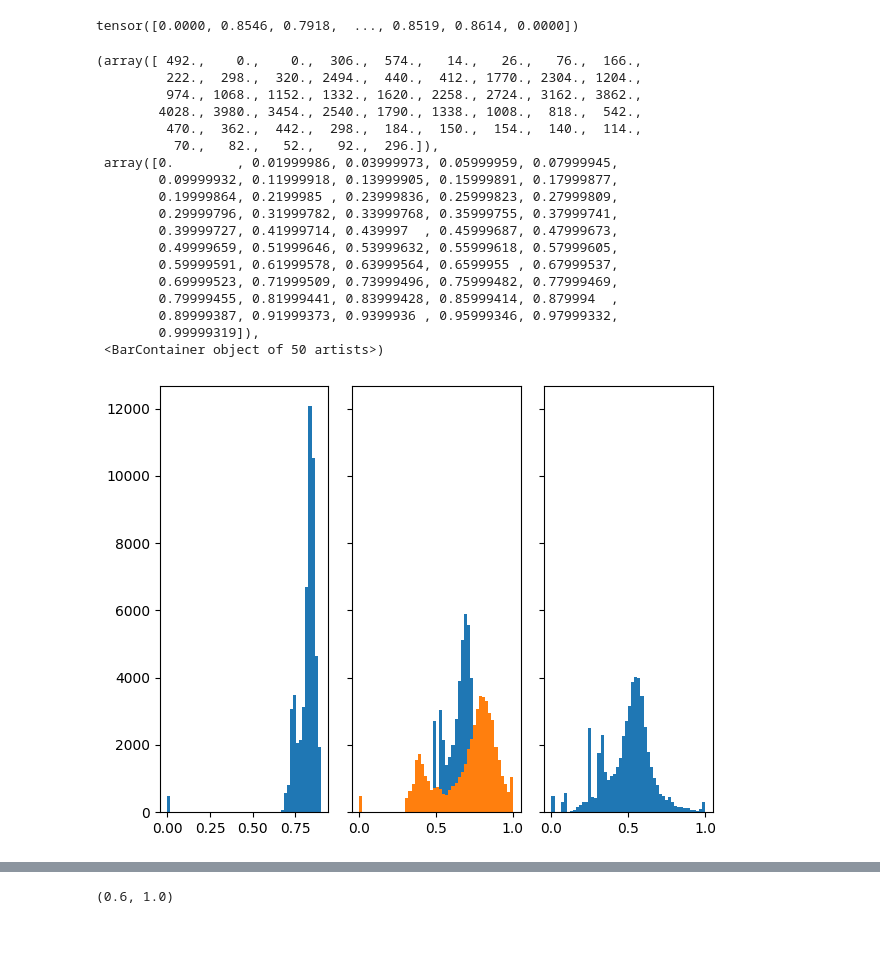
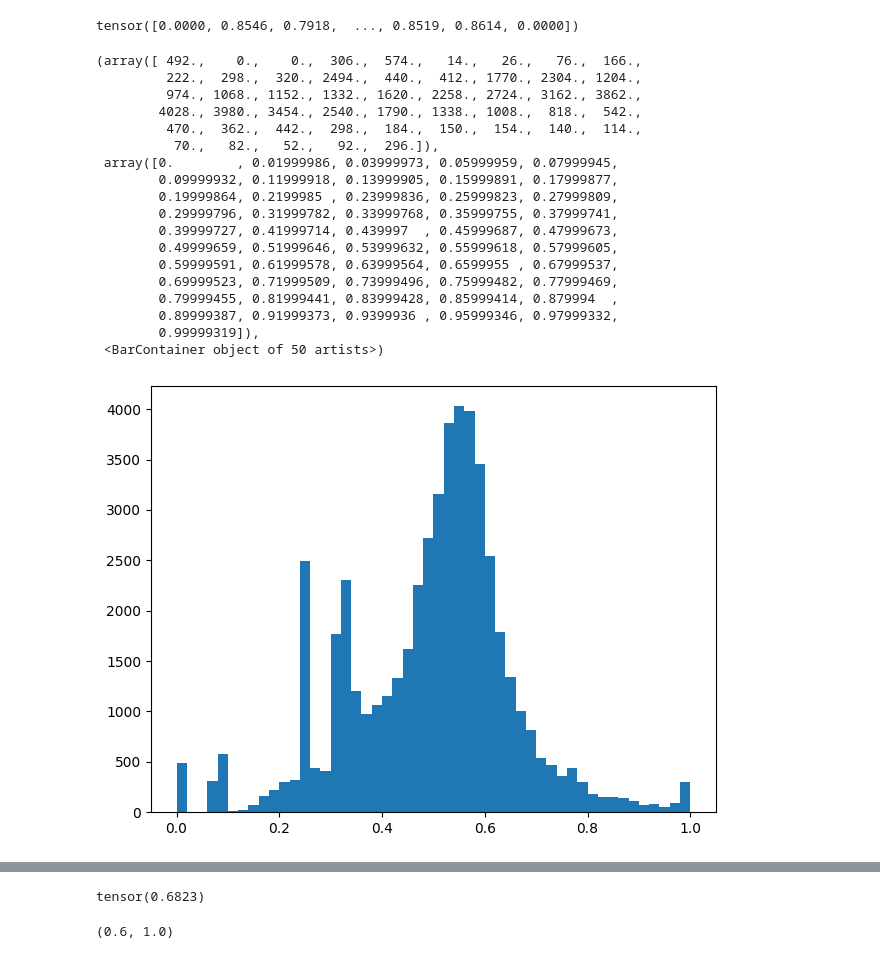
Before and after one commit to LspongebobJH/DiGress, a Jupyter notebook: notebooks/test_reverse_metrics.ipynb, the cells around one changed output, grey strips where cells are left out. Saved outputs shown, nothing was run; the diff lists cells and outputs as text; code cells hidden in the pictures.

Commit message:
1. infer golden graph from noisy graph with learned reverse diffusion 2. reognize file contents and delete unused codes

```diff
--- a/notebooks/test_reverse_metrics.ipynb
+++ b/notebooks/test_reverse_metrics.ipynb
@@ -168,33 +168,30 @@ Gs_Gt[-1]
 # %% [output]
 tensor([0.0000, 0.8546, 0.7918,  ..., 0.8519, 0.8614, 0.0000])
 # %%
-fig, axs = plt.subplots(1, 3, sharey=True, tight_layout=True)
+fig, axs = plt.subplots(1, 1, sharey=True, tight_layout=True)
 nbins=50
 # We can set the number of bins with the *bins* keyword argument.
-axs[0].hist(Gs_Gt[-1], bins=nbins)
-axs[1].hist(Gs_G0[-1], bins=nbins)
-axs[1].hist(Gs_G0[-2], bins=nbins)
-axs[2].hist(G0[-1], bins=nbins)
+axs.hist(G0[-1], bins=nbins)
 # %% [output]
 (array([ 492.,    0.,    0.,  306.,  574.,   14.,   26.,   76.,  166.,
          222.,  298.,  320., 2494.,  440.,  412., 1770., 2304., 1204.,
          974., 1068., 1152., 1332., 1620., 2258., 2724., 3162., 3862.,
         4028., 3980., 3454., 2540., 1790., 1338., 1008.,  818.,  542.,
          470.,  362.,  442.,  298.,  184.,  150.,  154.,  140.,  114.,
           70.,   82.,   52.,   92.,  296.]),
  array([0.        , 0.01999986, 0.03999973, 0.05999959, 0.07999945,
         0.09999932, 0.11999918, 0.13999905, 0.15999891, 0.17999877,
         0.19999864, 0.2199985 , 0.23999836, 0.25999823, 0.27999809,
         0.29999796, 0.31999782, 0.33999768, 0.35999755, 0.37999741,
         0.39999727, 0.41999714, 0.439997  , 0.45999687, 0.47999673,
         0.49999659, 0.51999646, 0.53999632, 0.55999618, 0.57999605,
         0.59999591, 0.61999578, 0.63999564, 0.6599955 , 0.67999537,
         0.69999523, 0.71999509, 0.73999496, 0.75999482, 0.77999469,
         0.79999455, 0.81999441, 0.83999428, 0.85999414, 0.879994  ,
         0.89999387, 0.91999373, 0.9399936 , 0.95999346, 0.97999332,
         0.99999319]),
  <BarContainer object of 50 artists>)
-[figure, old version]
+[figure, new version]
 # %%
 fig, axs = plt.subplots(1, 5, sharey=True, tight_layout=True, figsize=(15, 5))
 fig.suptitle("Gs_G0, from initial to final")
@@ -222,6 +219,11 @@ axs[4].hist(Gs_G0[-9], bins=nbins)
         1.        ]),
  <BarContainer object of 40 artists>)
 [figure]
+# %%
+a = Gs_Gt[0]
+a[a > 0].min()
+# %% [output]
+tensor(0.6823)
 # %%
 fig, axs = plt.subplots(1, 5, sharey=True, tight_layout=True, figsize=(15, 5))
 fig.suptitle("Gs_Gt, from initial to final")
```
Also changed, not shown: parts of 44 cells of this notebook, 10 other files.
